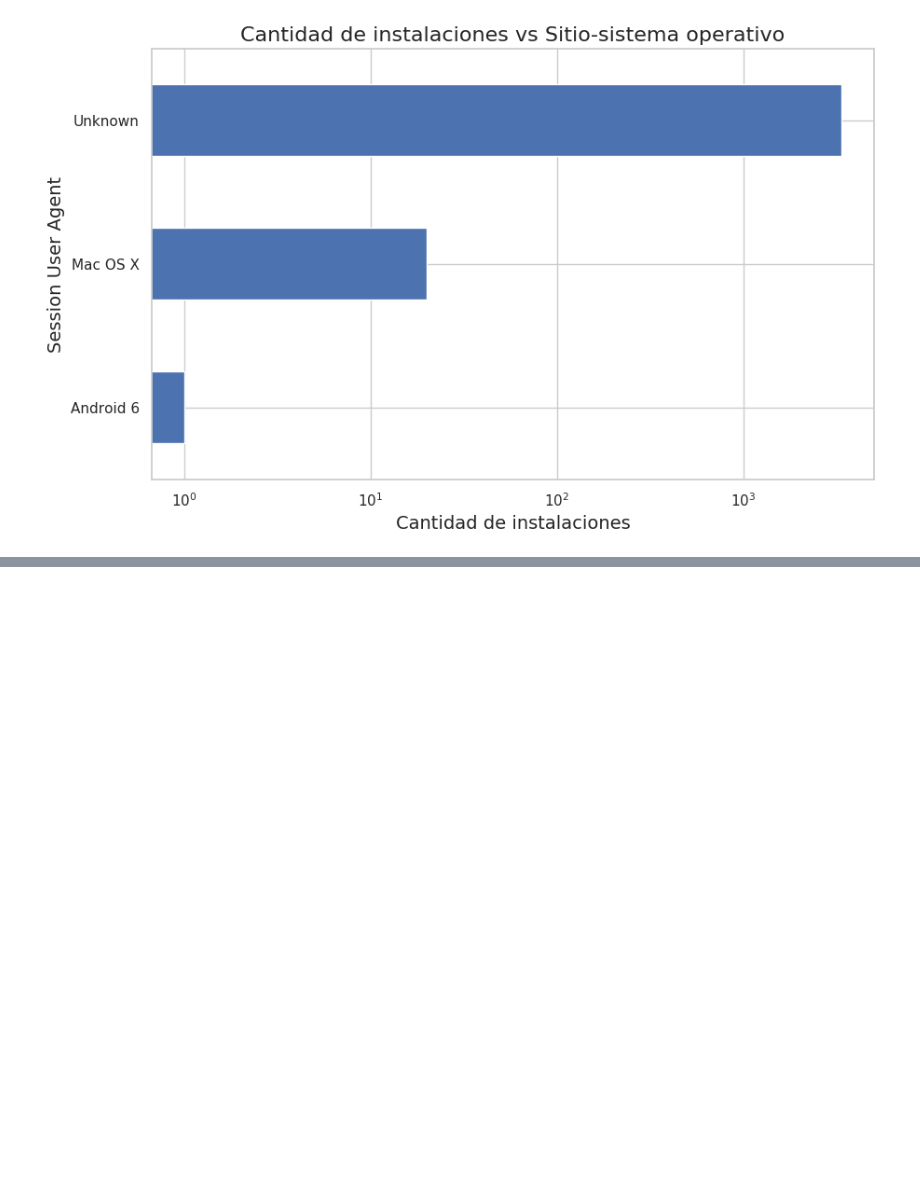
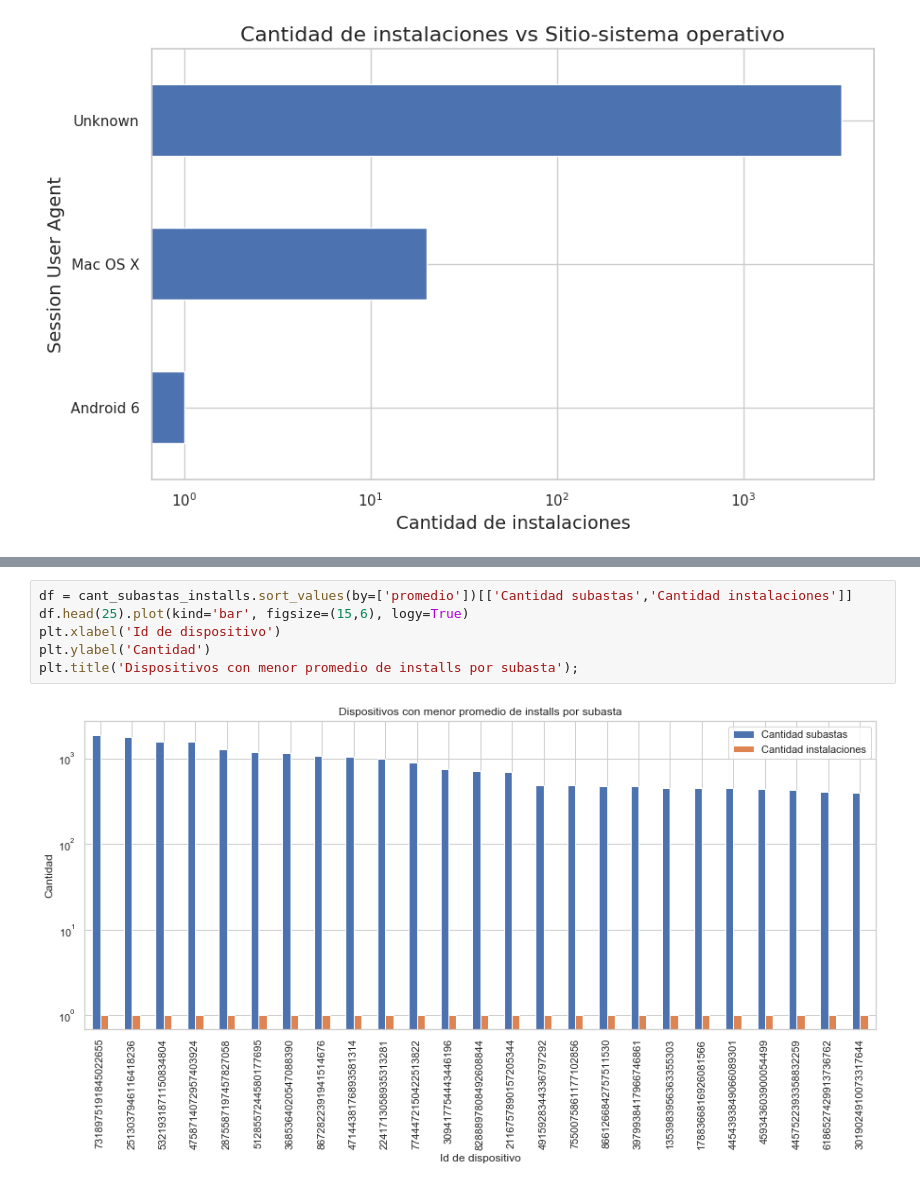
Before and after one commit to alepenaa94/Datos_2019, a Jupyter notebook: Notebook/TP1_Análisis Exploratorio.ipynb, the cells around one changed output, grey strips where cells are left out. Drawn from its saved outputs; the diff is of its cells as text; blank space fills up the shorter version.

```diff
--- a/Notebook/TP1_Análisis Exploratorio.ipynb
+++ b/Notebook/TP1_Análisis Exploratorio.ipynb
@@ -1010,0 +1033,8 @@ plt.title('Cantidad de instalaciones vs Sitio-sistema operativo',fontsize=16);
+# %%
+df = cant_subastas_installs.sort_values(by=['promedio'])[['Cantidad subastas','Cantidad instalaciones']]
+df.head(25).plot(kind='bar', figsize=(15,6), logy=True)
+plt.xlabel('Id de dispositivo')
+plt.ylabel('Cantidad')
+plt.title('Dispositivos con menor promedio de installs por subasta');
+# %% [output]
+[figure, added]
```
Also changed, not shown: parts of 9 cells of this notebook.
